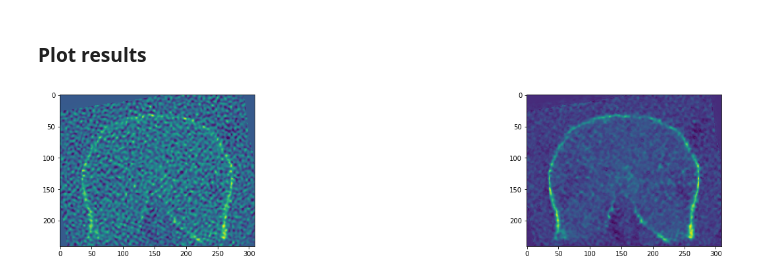
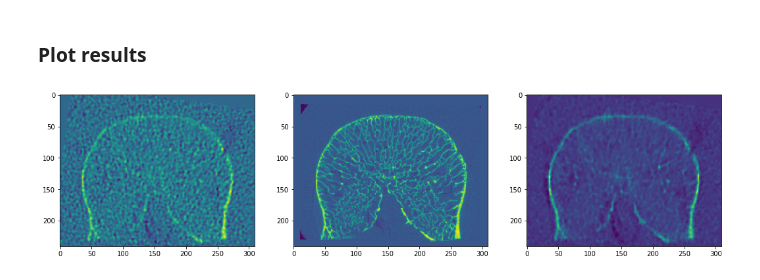
Before and after one commit to juanigp/CT-denoising, a Jupyter notebook: Run_one_volume.ipynb, the cells around one changed output. Cells and saved outputs as stored; diff of their text form; code cells hidden in the pictures.

```diff
--- a/Run_one_volume.ipynb
+++ b/Run_one_volume.ipynb
@@ -2,6 +2,7 @@
 # Run a full volume on the network
 # %%
 using_colab = True
+
 if using_colab :
   !git clone -l -s git://github.com/juanigp/CT-denoising.git cloned-repo
   %cd cloned-repo
@@ -35,7 +36,7 @@ else:
     net_dir = r'C:\Users\Juan Pisula\Desktop\ct_images\3d_autoencoder_epoch_15.pkl'
 
 
-lr_dir = r'/gdrive/My Drive/volumes/calib/5a_100_FBPPhil_Scan1Slices.xml'
+lr_dir = r'/gdrive/My Drive/volumes/calib/5a_100_FBPSiem_Scan1Slices.xml'
 net_dir = r'/gdrive/My Drive/models/3d_autoencoder_epoch_108.pkl'
 # %% [output]
 Cloning into 'cloned-repo'...
@@ -155,13 +149,17 @@ output_volume = output_volume / mask
 # %% [markdown]
 ### Plot results
 # %%
+gt_dir = r'/gdrive/My Drive/volumes/XCT'
+target_volume_ = rw.OpenXML(os.path.join(gt_dir, '5a_XCTSlices.xml'), kind = 'Slices' )
+target_volume = sitk.GetArrayFromImage(target_volume_)
+
 slc = 50
 fig = plt.figure(figsize=(18, 16))
 a = fig.add_subplot(1, 3, 1)
 imgplot = plt.imshow(input_volume[slc][:][:])
-#a = fig.add_subplot(1, 3, 2)
-#imgplot = plt.imshow(target_volume[slc][:][:])
+a = fig.add_subplot(1, 3, 2)
+imgplot = plt.imshow(target_volume[slc][:][:])
 a = fig.add_subplot(1, 3, 3)
 imgplot = plt.imshow(output_volume[slc][:][:])
 # %% [output]
-[figure, old version]
+[figure, new version]
```
Also changed, not shown: parts of 1 cell of this notebook.
